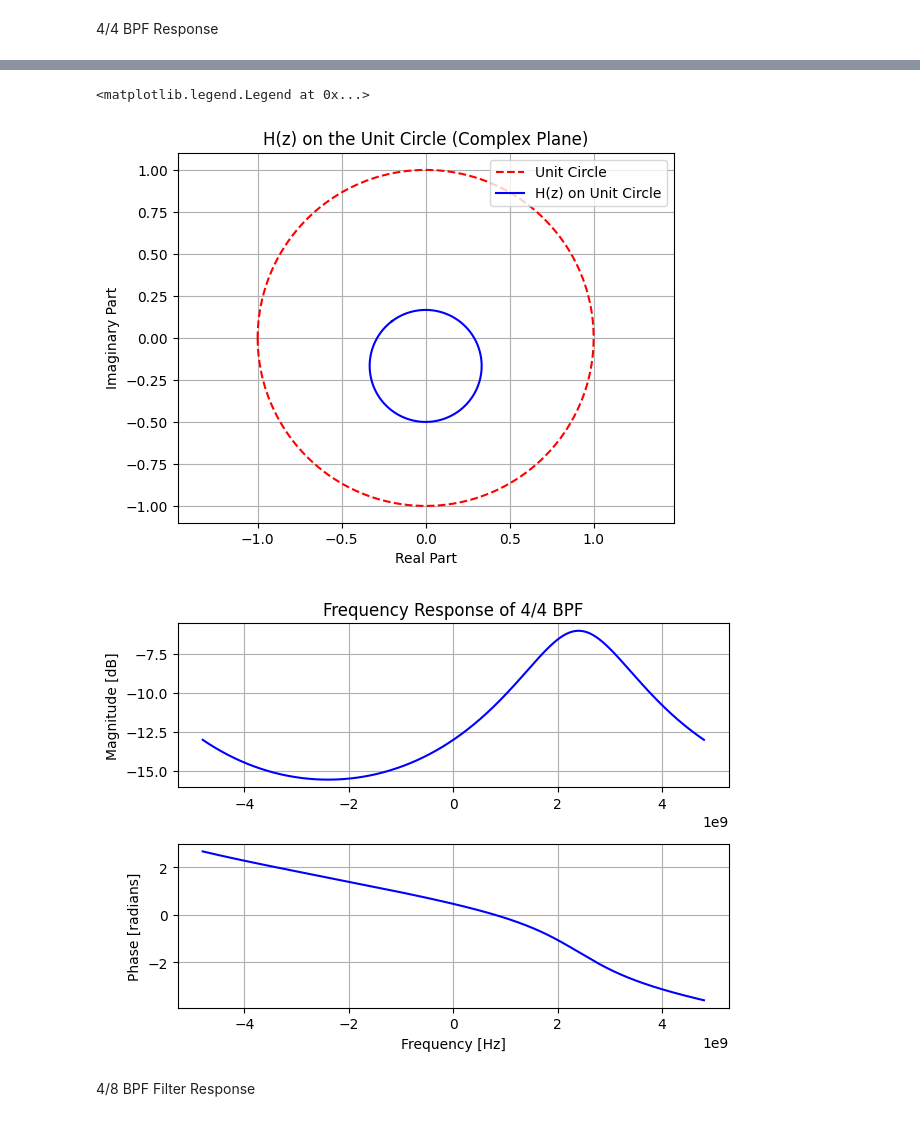
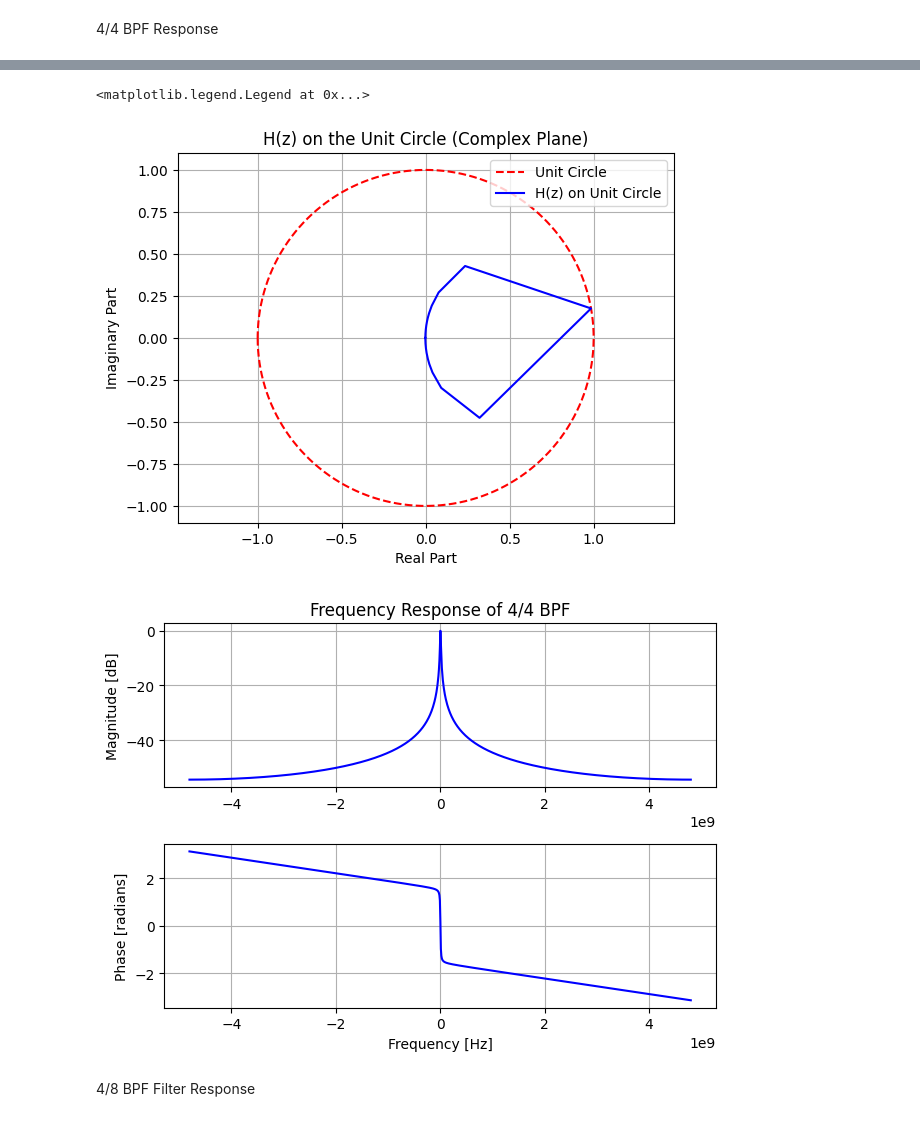
Before and after one commit to arthurmorbach/dt-filters, a Jupyter notebook: fResponse.ipynb, the cells around one changed output, grey strips where cells are left out. Saved outputs shown, nothing was run; the diff lists cells and outputs as text; code cells hidden in the pictures.

```diff
--- a/fResponse.ipynb
+++ b/fResponse.ipynb
@@ -22,13 +22,13 @@ H_44_z, k, alpha =
 # %%
 #Variables
-Ch = 2 #20e-12
-Cr = 2 #75e-15
+Ch = 20e-12
+Cr = 75e-15
 k = 1 / (Ch + Cr)
 alpha = Ch / (Ch + Cr)
 
 # Coefficients of the transfer function
 b = [k]  # Numerator coefficients
-a = [1, (alpha - 1) * 1j]  # Denominator coefficients
+a = [1, -1*(alpha + 1j - alpha*1j)]  # Denominator coefficients
 
 # Sampling frequency
 fs = 9.6e9 # Hz
@@ -55,24 +55,27 @@ fs / (2 * np.pi) =  1527887453.6821952
 # %%
 # Evaluate the transfer function H(z) on the unit circle, where z = exp(j*omega)
 z = np.exp(1j * omega)
 H = np.polyval(b, z) / np.polyval(a, z)
+
+# Normalize
+H = H / np.max(np.abs(H))
 
 # Unit circle in the complex plane
 unit_circle = np.exp(1j * omega)
 
 # Plot the unit circle
 plt.plot(np.real(unit_circle), np.imag(unit_circle), 'r--', label='Unit Circle')
 # Plot H(z) on the complex plane
 plt.plot(np.real(H), np.imag(H), 'b', label='H(z) on Unit Circle')
 plt.title('H(z) on the Unit Circle (Complex Plane)')
 plt.xlabel('Real Part')
 plt.ylabel('Imaginary Part')
 plt.grid()
 plt.axis('equal')  # Equal scaling on both axes
 plt.legend()
 # %% [output]
 <matplotlib.legend.Legend at 0x...>
-[figure, old version]
+[figure, new version]
 # %%
 # Plot magnitude response
 plt.subplot(2, 1, 1)
@@ -90,7 +93,7 @@ plt.xlabel('Frequency [Hz]')
 plt.grid()
 plt.tight_layout()
 # %% [output]
-[figure, old version]
+[figure, new version]
 # %% [markdown]
 4/8 BPF Filter Response
 # %%
```
Also changed, not shown: parts of 4 cells of this notebook, 2 other files.
